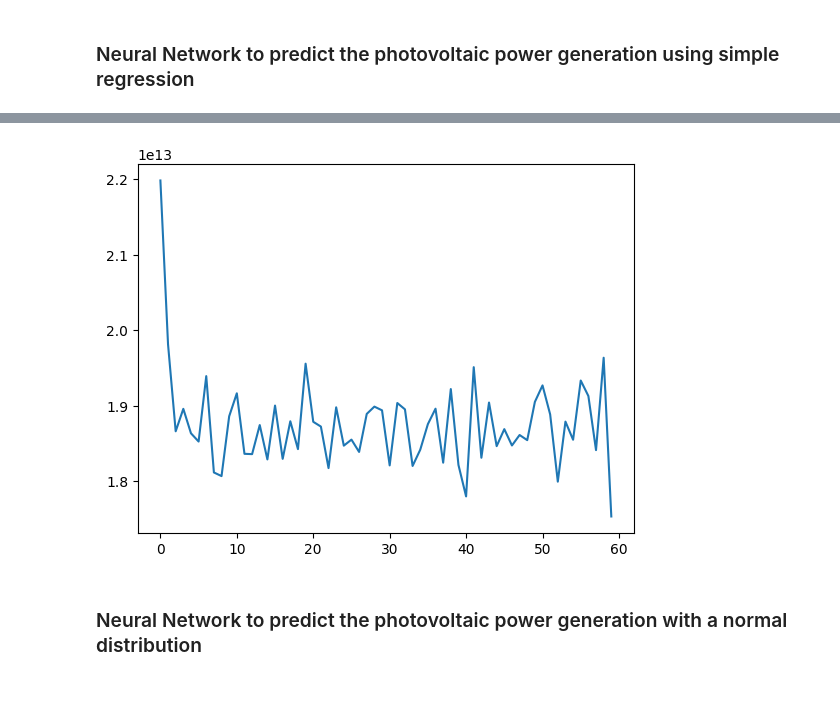
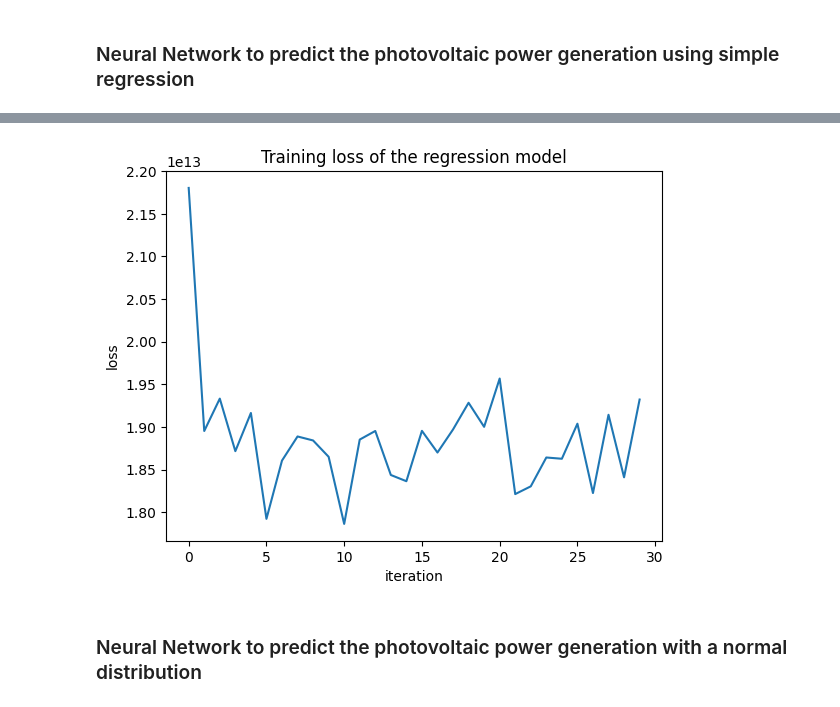
Before and after one commit to lambi702/MLOps-TripleP, a Jupyter notebook: data-modelling/nn/nn.ipynb, the cells around one changed output, grey strips where cells are left out. Drawn from its saved outputs; the diff is of its cells as text; code cells hidden in the pictures.

```diff
--- a/data-modelling/nn/nn.ipynb
+++ b/data-modelling/nn/nn.ipynb
@@ -125,9 +129,9 @@ next(iter(trainloader))
 class Net(nn.Module):
     def __init__(self, len):
         super(Net, self).__init__()
-        self.fc1 = nn.Linear(len, 6)
-        self.fc2 = nn.Linear(6, 12)
-        self.fc3 = nn.Linear(12, 1)
+        self.fc1 = nn.Linear(len, 12)
+        self.fc2 = nn.Linear(12, 24)
+        self.fc3 = nn.Linear(24, 1)
 
 
     def forward(self, x):
@@ -139,7 +143,7 @@ class Net(nn.Module):
 net = Net(len(trainset.input[0]))
 criterion = nn.MSELoss()
 optimizer = optim.Adam(net.parameters(), lr=0.001)
-nb_epoch = 30
+nb_epoch = 15
 losses = []
 # %%
 for epoch in range(nb_epoch):
@@ -150,7 +154,7 @@ for epoch in range(nb_epoch):
         labels = torch.tensor(labels, dtype=torch.float32)
 
         optimizer.zero_grad()
-        outputs = net(inputs).clone().detach()
+        outputs = net(inputs)
         loss = criterion(outputs, labels)
         loss.backward()
         optimizer.step()
@@ -181,9 +185,12 @@ for epoch in range(nb_epoch):
 # %%
 # plot the losses
 plt.plot(losses)
+plt.xlabel('iteration')
+plt.ylabel('loss')
+plt.title('Training loss of the regression model')
 plt.show()
 # %% [output]
-[figure, old version]
+[figure, new version]
 # %% [markdown]
 ### Neural Network to predict the photovoltaic power generation with a normal distribution
 # %%
```
Also changed, not shown: parts of 6 cells of this notebook.
